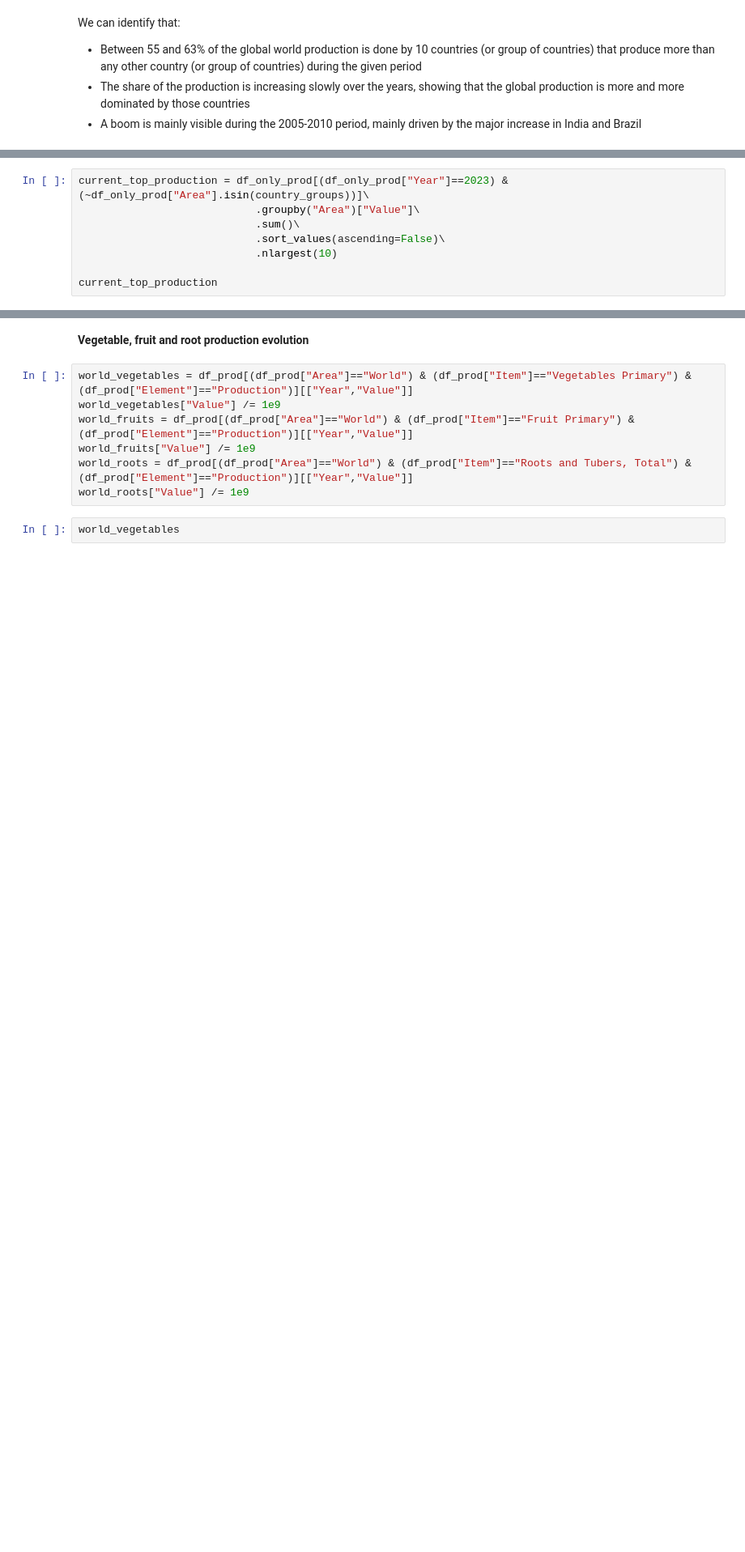
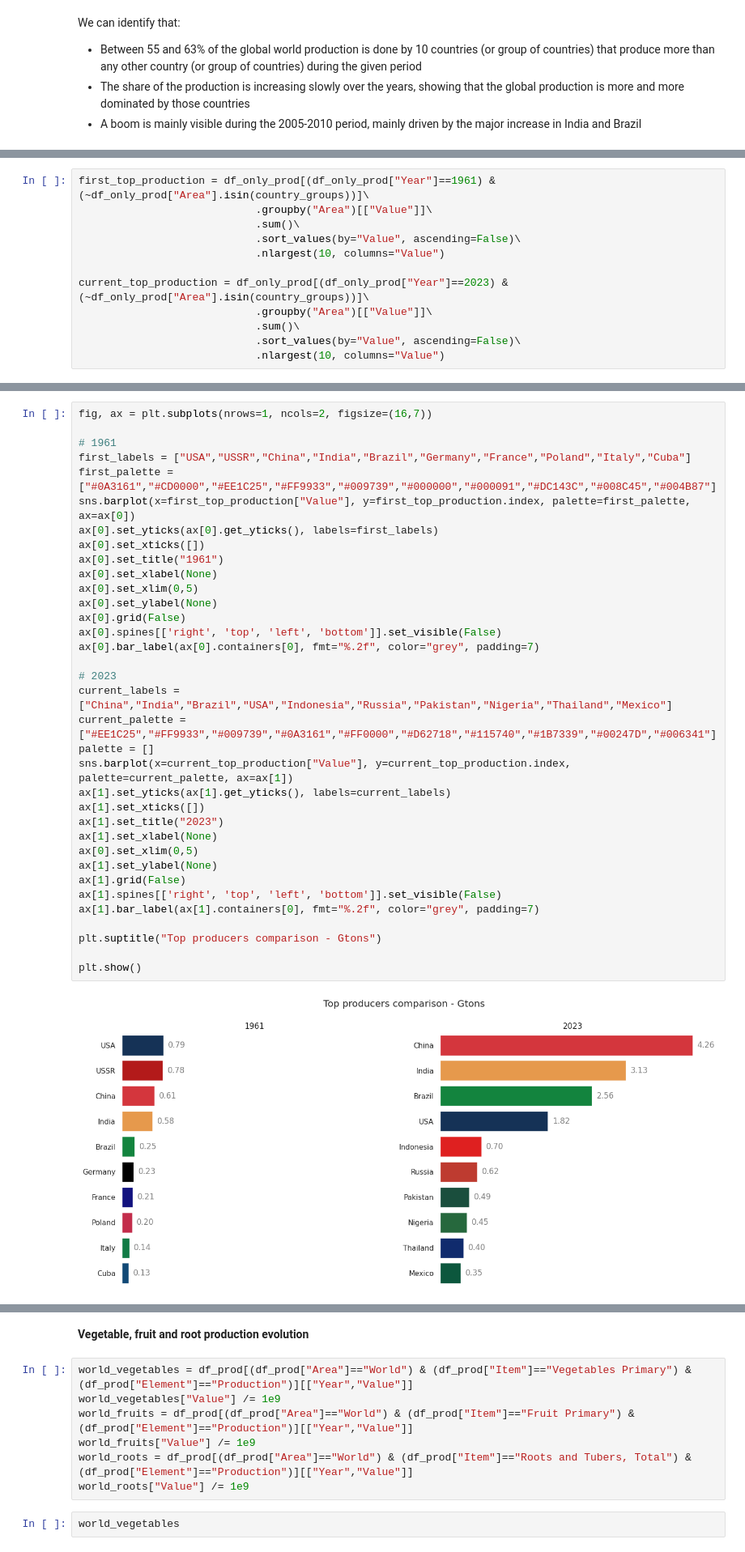
Before and after one commit to SimFour64/fao_analysis, a Jupyter notebook: notebooks/03_Analysis.ipynb, the cells around one changed output, grey strips where cells are left out. Shown: that part at 81% size. Drawn from its saved outputs; the diff is of its cells as text; blank space fills up the shorter version.

```diff
--- a/notebooks/03_Analysis.ipynb
+++ b/notebooks/03_Analysis.ipynb
@@ -435,8 +343,12 @@ We can identify that:
 # %%
+first_top_production = df_only_prod[(df_only_prod["Year"]==1961) & (~df_only_prod["Area"].isin(country_groups))]\
+                            .groupby("Area")[["Value"]]\
+                            .sum()\
+                            .sort_values(by="Value", ascending=False)\
+                            .nlargest(10, columns="Value")
+
 current_top_production = df_only_prod[(df_only_prod["Year"]==2023) & (~df_only_prod["Area"].isin(country_groups))]\
-                            .groupby("Area")["Value"]\
+                            .groupby("Area")[["Value"]]\
                             .sum()\
-                            .sort_values(ascending=False)\
-                            .nlargest(10)
-
-current_top_production
+                            .sort_values(by="Value", ascending=False)\
+                            .nlargest(10, columns="Value")
@@ -455,0 +355,37 @@ Name: Value, dtype: float64
+# %%
+fig, ax = plt.subplots(nrows=1, ncols=2, figsize=(16,7))
+
+# 1961
+first_labels = ["USA","USSR","China","India","Brazil","Germany","France","Poland","Italy","Cuba"]
+first_palette = ["#0A3161","#CD0000","#EE1C25","#FF9933","#009739","#000000","#000091","#DC143C","#008C45","#004B87"]
+sns.barplot(x=first_top_production["Value"], y=first_top_production.index, palette=first_palette, ax=ax[0])
+ax[0].set_yticks(ax[0].get_yticks(), labels=first_labels)
+ax[0].set_xticks([])
+ax[0].set_title("1961")
+ax[0].set_xlabel(None)
+ax[0].set_xlim(0,5)
+ax[0].set_ylabel(None)
+ax[0].grid(False)
+ax[0].spines[['right', 'top', 'left', 'bottom']].set_visible(False)
+ax[0].bar_label(ax[0].containers[0], fmt="%.2f", color="grey", padding=7)
+
+# 2023
+current_labels = ["China","India","Brazil","USA","Indonesia","Russia","Pakistan","Nigeria","Thailand","Mexico"]
+current_palette = ["#EE1C25","#FF9933","#009739","#0A3161","#FF0000","#D62718","#115740","#1B7339","#00247D","#006341"]
+palette = []
+sns.barplot(x=current_top_production["Value"], y=current_top_production.index, palette=current_palette, ax=ax[1])
+ax[1].set_yticks(ax[1].get_yticks(), labels=current_labels)
+ax[1].set_xticks([])
+ax[1].set_title("2023")
+ax[1].set_xlabel(None)
+ax[0].set_xlim(0,5)
+ax[1].set_ylabel(None)
+ax[1].grid(False)
+ax[1].spines[['right', 'top', 'left', 'bottom']].set_visible(False)
+ax[1].bar_label(ax[1].containers[0], fmt="%.2f", color="grey", padding=7)
+
+plt.suptitle("Top producers comparison - Gtons")
+
+plt.show()
+# %% [output]
+[figure, added]
```
Also changed, not shown: parts of 23 cells of this notebook.
